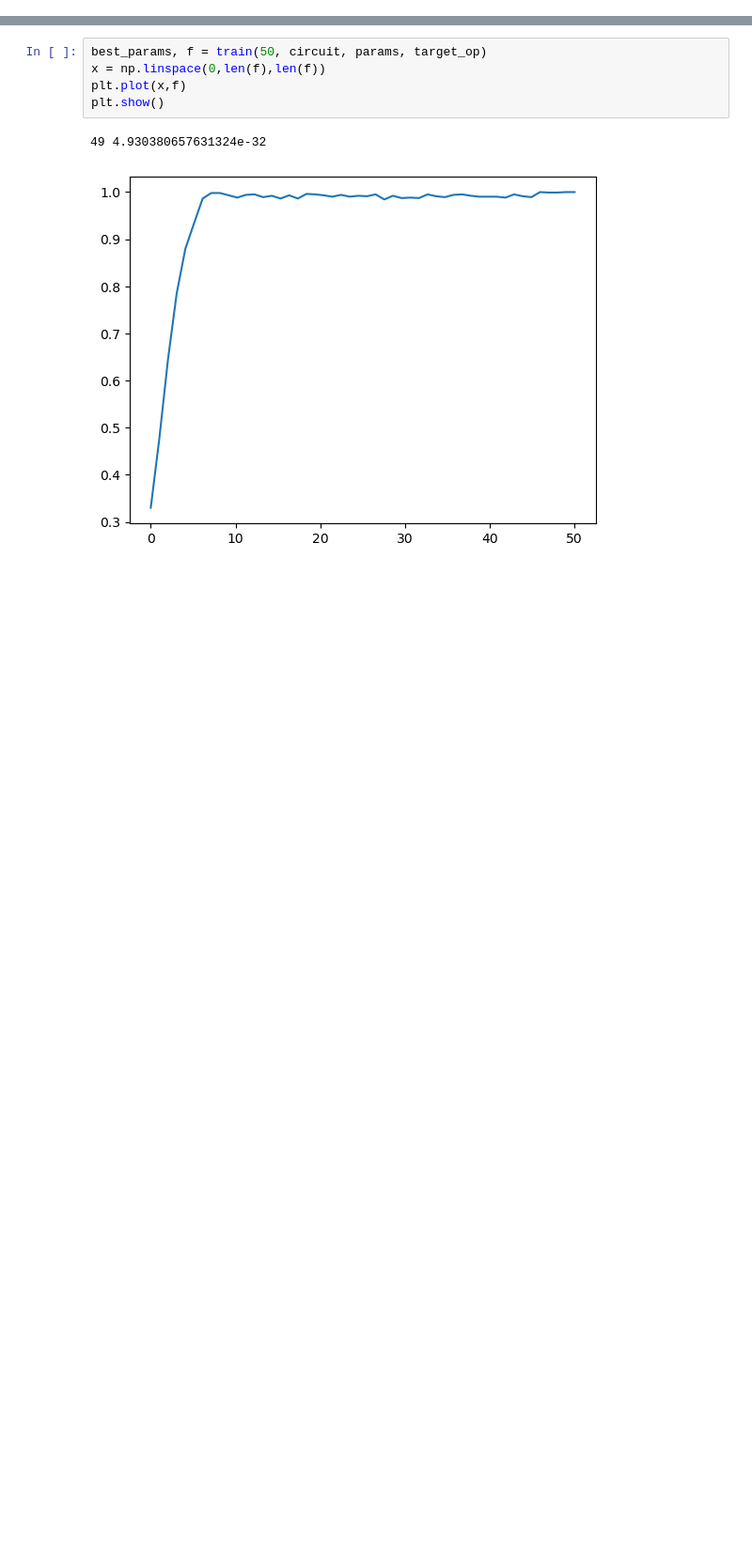
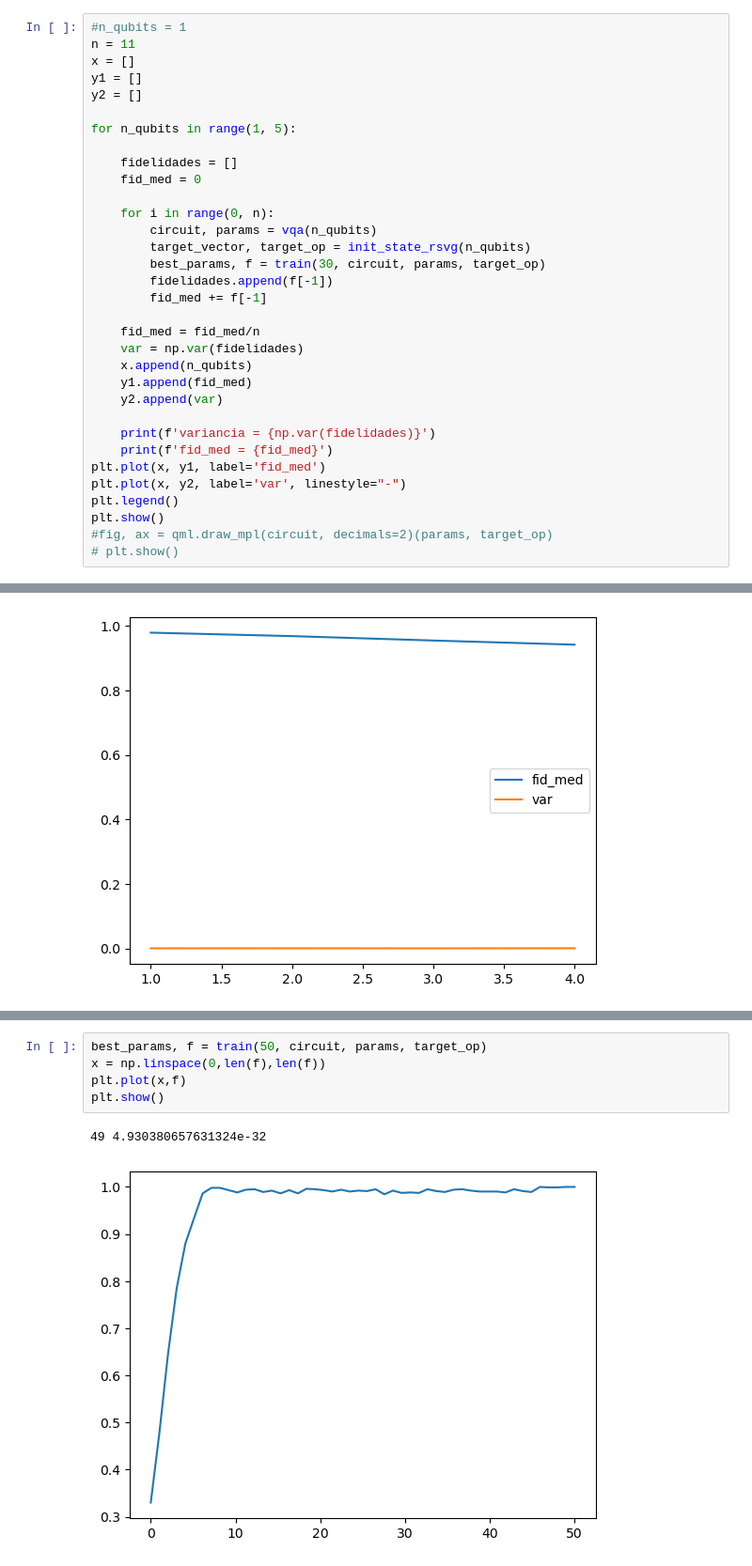
Before and after one commit to SchultzVV/Qiskit, a Jupyter notebook: vqa_circuit.ipynb, the cells around one changed output, grey strips where cells are left out. Shown at 94% size. Cells and saved outputs as stored; diff of their text form; blank space fills up the shorter version.

```diff
--- a/vqa_circuit.ipynb
+++ b/vqa_circuit.ipynb
@@ -15,0 +19,34 @@ target_vector, target_op = init_state_rsvg(n_qubits)
+# %%
+#n_qubits = 1
+n = 11
+x = []
+y1 = []
+y2 = []
+
+for n_qubits in range(1, 5):
+
+    fidelidades = []
+    fid_med = 0
+
+    for i in range(0, n):
+        circuit, params = vqa(n_qubits)
+        target_vector, target_op = init_state_rsvg(n_qubits)
+        best_params, f = train(30, circuit, params, target_op)
+        fidelidades.append(f[-1])
+        fid_med += f[-1]
+
+    fid_med = fid_med/n
+    var = np.var(fidelidades)
+    x.append(n_qubits)
+    y1.append(fid_med)
+    y2.append(var)
+
+    print(f'variancia = {np.var(fidelidades)}')
+    print(f'fid_med = {fid_med}')
+plt.plot(x, y1, label='fid_med')
+plt.plot(x, y2, label='var', linestyle="-")
+plt.legend()
+plt.show()
+#fig, ax = qml.draw_mpl(circuit, decimals=2)(params, target_op)
+# plt.show()
+# %% [output]
@@ -15,0 +70 @@ target_vector, target_op = init_state_rsvg(n_qubits)
+[figure, added]
```
Also changed, not shown: parts of 5 cells of this notebook, 7 other files.
